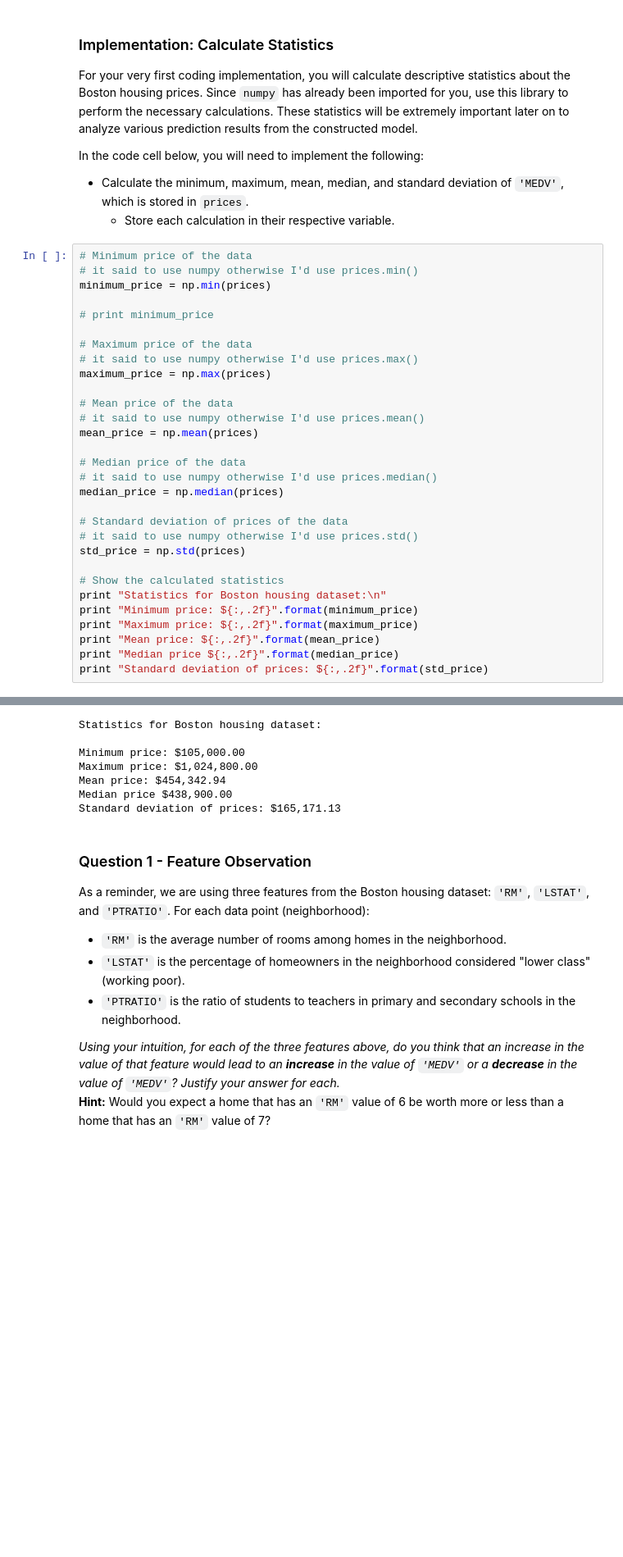
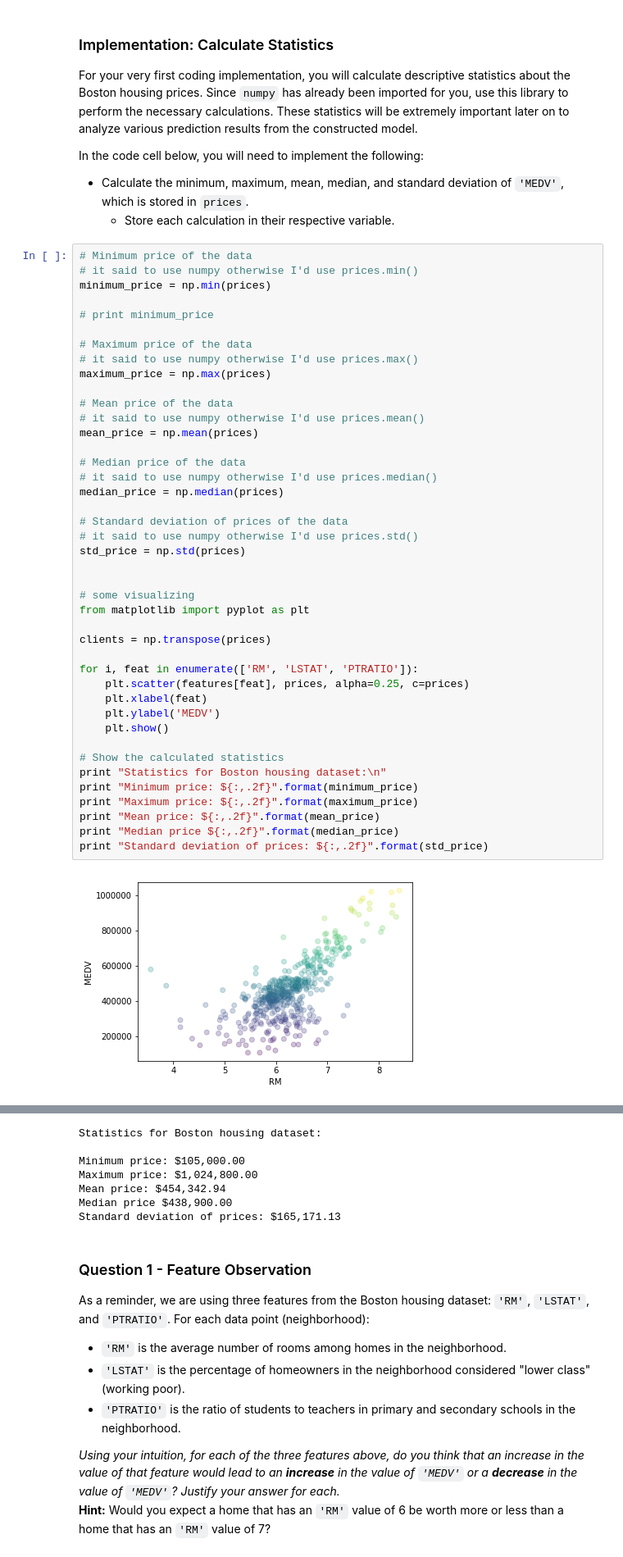
Before and after one commit to isknight/udacity-machine-learning, a Jupyter notebook: boston_housing/boston_housing.ipynb, the cells around one changed output, grey strips where cells are left out. Shown: that part at 82% size. Drawn from its saved outputs; the diff is of its cells as text; blank space fills up the shorter version.

```diff
--- a/boston_housing/boston_housing.ipynb
+++ b/boston_housing/boston_housing.ipynb
@@ -73,30 +73,43 @@ In the code cell below, you will need to implement the following:
 # Minimum price of the data
 # it said to use numpy otherwise I'd use prices.min()
 minimum_price = np.min(prices)
 
 # print minimum_price
 
 # Maximum price of the data
 # it said to use numpy otherwise I'd use prices.max()
 maximum_price = np.max(prices)
 
 # Mean price of the data
 # it said to use numpy otherwise I'd use prices.mean()
 mean_price = np.mean(prices)
 
 # Median price of the data
 # it said to use numpy otherwise I'd use prices.median()
 median_price = np.median(prices)
 
 # Standard deviation of prices of the data
 # it said to use numpy otherwise I'd use prices.std()
 std_price = np.std(prices)
 
+
+# some visualizing
+from matplotlib import pyplot as plt
+
+clients = np.transpose(prices)
+
+for i, feat in enumerate(['RM', 'LSTAT', 'PTRATIO']):
+    plt.scatter(features[feat], prices, alpha=0.25, c=prices)
+    plt.xlabel(feat)
+    plt.ylabel('MEDV')
+    plt.show()
+
 # Show the calculated statistics
 print "Statistics for Boston housing dataset:\n"
 print "Minimum price: ${:,.2f}".format(minimum_price)
 print "Maximum price: ${:,.2f}".format(maximum_price)
 print "Mean price: ${:,.2f}".format(mean_price)
 print "Median price ${:,.2f}".format(median_price)
 print "Standard deviation of prices: ${:,.2f}".format(std_price)
 # %% [output]
+[figure, added]
```
Also changed, not shown: parts of 8 cells of this notebook, 1 other file.
